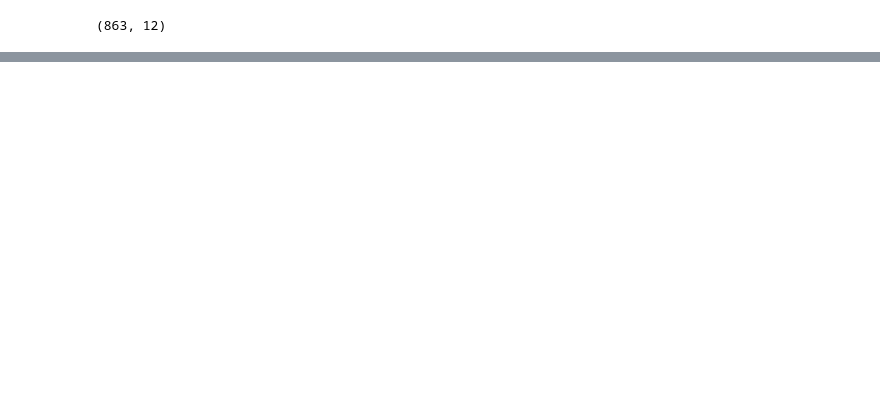
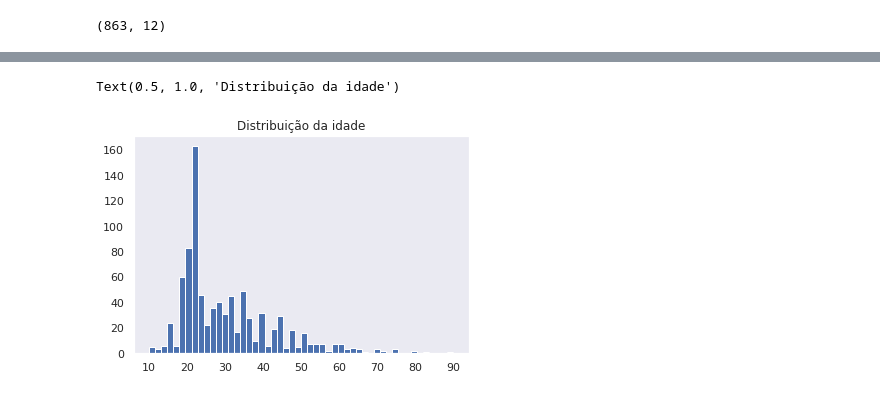
Before and after one commit to gabriel7268/Data-Science, a Jupyter notebook: Lets Code UFBA/Lets_Code_UFBA.ipynb, the cells around one changed output, grey strips where cells are left out. Cells and saved outputs as stored; diff of their text form; code cells hidden in the pictures; blank space fills up the shorter version.

```diff
--- a/Lets Code UFBA/Lets_Code_UFBA.ipynb
+++ b/Lets Code UFBA/Lets_Code_UFBA.ipynb
@@ -135,0 +192,7 @@ df.shape
+# %%
+#Plota distribuição da idade, bins numero de retangulos, grid quadradinhos no fundo do grafico
+df['Idade'].hist(bins=50, grid=False)
+plt.title('Distribuição da idade')
+# %% [output]
+Text(0.5, 1.0, 'Distribuição da idade')
+[figure, added]
```
Also changed, not shown: parts of 29 cells of this notebook.
